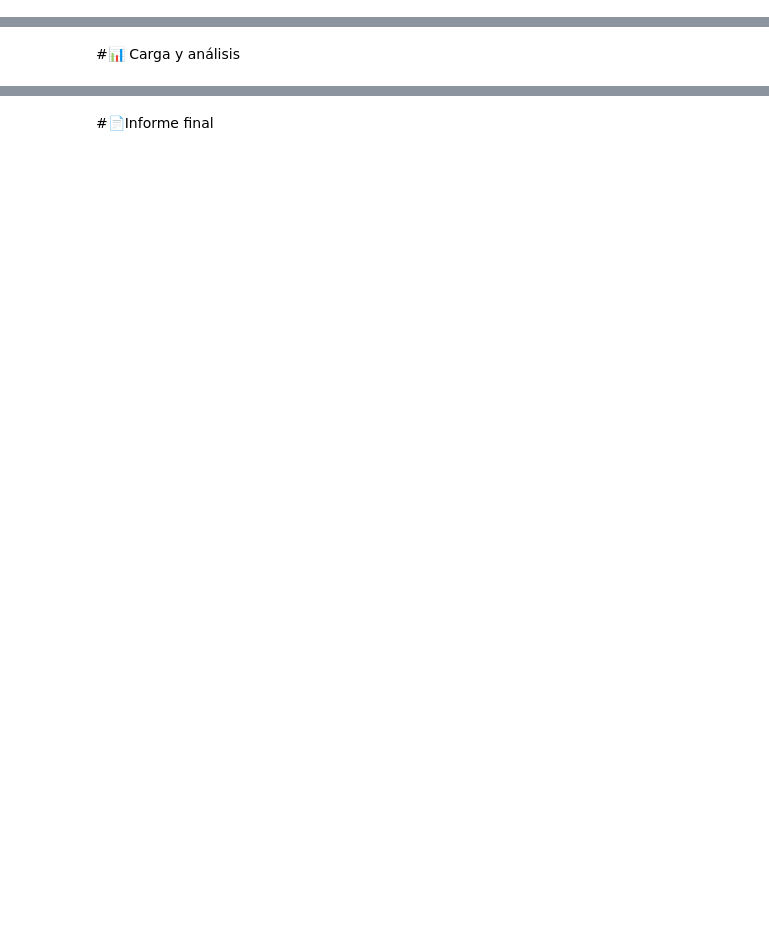
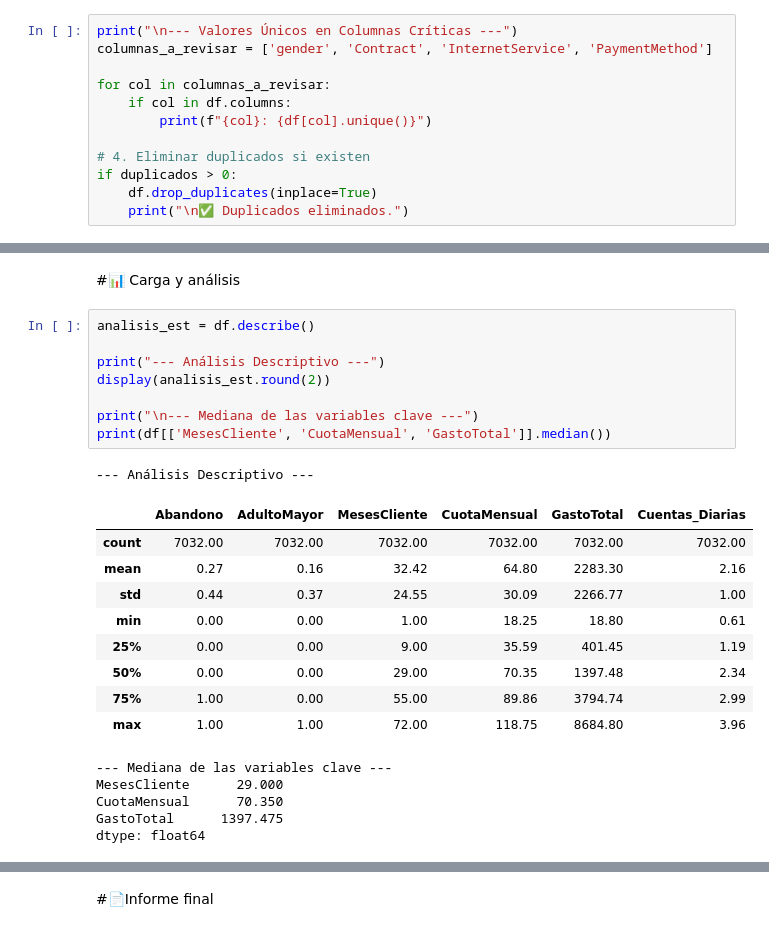
Before and after one commit to PaiGV/Challenge-Alura-Challenge-Telecom-X, a Jupyter notebook: TelecomX_LATAM.ipynb, the cells around one changed output, grey strips where cells are left out. Saved outputs shown, nothing was run; the diff lists cells and outputs as text; blank space fills up the shorter version.

```diff
--- a/TelecomX_LATAM.ipynb
+++ b/TelecomX_LATAM.ipynb
@@ -73,0 +104,12 @@ df.head()
+# %%
+print("\n--- Valores Únicos en Columnas Críticas ---")
+columnas_a_revisar = ['gender', 'Contract', 'InternetService', 'PaymentMethod']
+
+for col in columnas_a_revisar:
+    if col in df.columns:
+        print(f"{col}: {df[col].unique()}")
+
+# 4. Eliminar duplicados si existen
+if duplicados > 0:
+    df.drop_duplicates(inplace=True)
+    print("\n✅ Duplicados eliminados.")
@@ -74,2 +218,26 @@ df.head()
 # %% [markdown]
 #📊 Carga y análisis
+# %%
+analisis_est = df.describe()
+
+print("--- Análisis Descriptivo ---")
+display(analisis_est.round(2))
+
+print("\n--- Mediana de las variables clave ---")
+print(df[['MesesCliente', 'CuotaMensual', 'GastoTotal']].median())
+# %% [output]
+--- Análisis Descriptivo ---
+|  | Abandono | AdultoMayor | MesesCliente | CuotaMensual | GastoTotal | Cuentas_Diarias |
+| count | 7032.00 | 7032.00 | 7032.00 | 7032.00 | 7032.00 | 7032.00 |
+| mean | 0.27 | 0.16 | 32.42 | 64.80 | 2283.30 | 2.16 |
+| std | 0.44 | 0.37 | 24.55 | 30.09 | 2266.77 | 1.00 |
+| min | 0.00 | 0.00 | 1.00 | 18.25 | 18.80 | 0.61 |
+| 25% | 0.00 | 0.00 | 9.00 | 35.59 | 401.45 | 1.19 |
+| 50% | 0.00 | 0.00 | 29.00 | 70.35 | 1397.48 | 2.34 |
+| 75% | 1.00 | 0.00 | 55.00 | 89.86 | 3794.74 | 2.99 |
+| max | 1.00 | 1.00 | 72.00 | 118.75 | 8684.80 | 3.96 |
+--- Mediana de las variables clave ---
+MesesCliente      29.000
+CuotaMensual      70.350
+GastoTotal      1397.475
+dtype: float64
```
Also changed, not shown: parts of 16 cells of this notebook.
